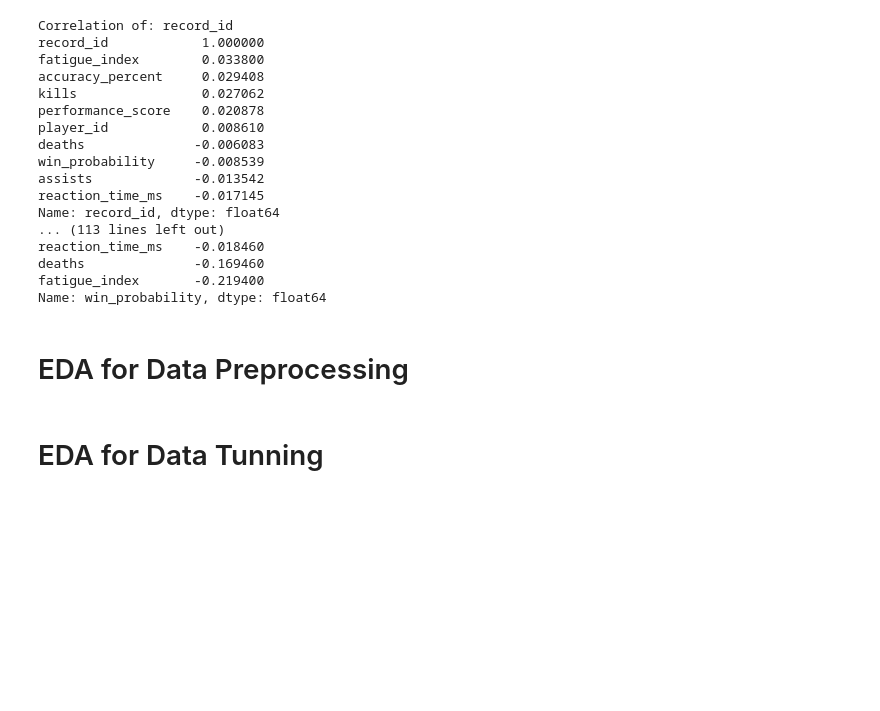
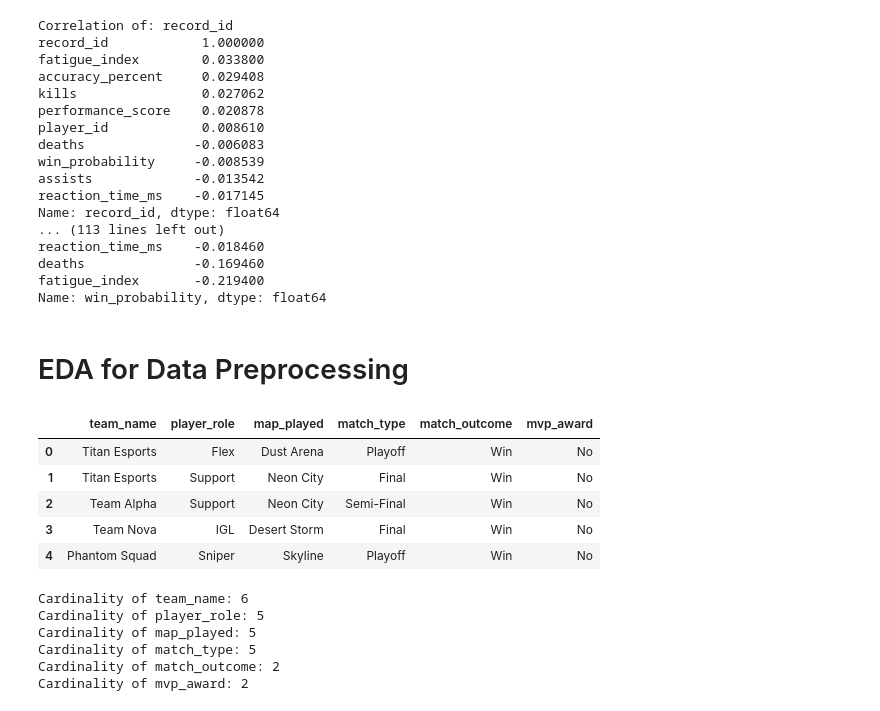
Before and after one commit to tevoshw/machine-learning, a Jupyter notebook: src/projects/Classification/WinMatch Project/Eda.ipynb, the cells around one changed output. Saved outputs shown, nothing was run; the diff lists cells and outputs as text; code cells hidden in the pictures; blank space fills up the shorter version.

```diff
--- a/src/projects/Classification/WinMatch Project/Eda.ipynb
+++ b/src/projects/Classification/WinMatch Project/Eda.ipynb
@@ -329,8 +315,27 @@ fatigue_index       -0.219400
 Name: win_probability, dtype: float64
 # %% [markdown]
 # EDA for Data Preprocessing
-# %% [markdown]
-# EDA for Data Tunning
+# %%
+categorial_features = df.select_dtypes(exclude='number')
+categorial_features.head()
+# %% [output]
+|  | team_name | player_role | map_played | match_type | match_outcome | mvp_award |
+| 0 | Titan Esports | Flex | Dust Arena | Playoff | Win | No |
+| 1 | Titan Esports | Support | Neon City | Final | Win | No |
+| 2 | Team Alpha | Support | Neon City | Semi-Final | Win | No |
+| 3 | Team Nova | IGL | Desert Storm | Final | Win | No |
+| 4 | Phantom Squad | Sniper | Skyline | Playoff | Win | No |
+# %%
+for x in categorial_features.columns:
+# Cardinality of Categorial features
+    print(f"Cardinality of {x}: {df[x].nunique()}")
+# %% [output]
+Cardinality of team_name: 6
+Cardinality of player_role: 5
+Cardinality of map_played: 5
+Cardinality of match_type: 5
+Cardinality of match_outcome: 2
+Cardinality of mvp_award: 2
 # %% [markdown]
 # Exploratory Data Analysis (EDA) Report
 
```
Also changed, not shown: parts of 2 cells of this notebook, 1 other file.
